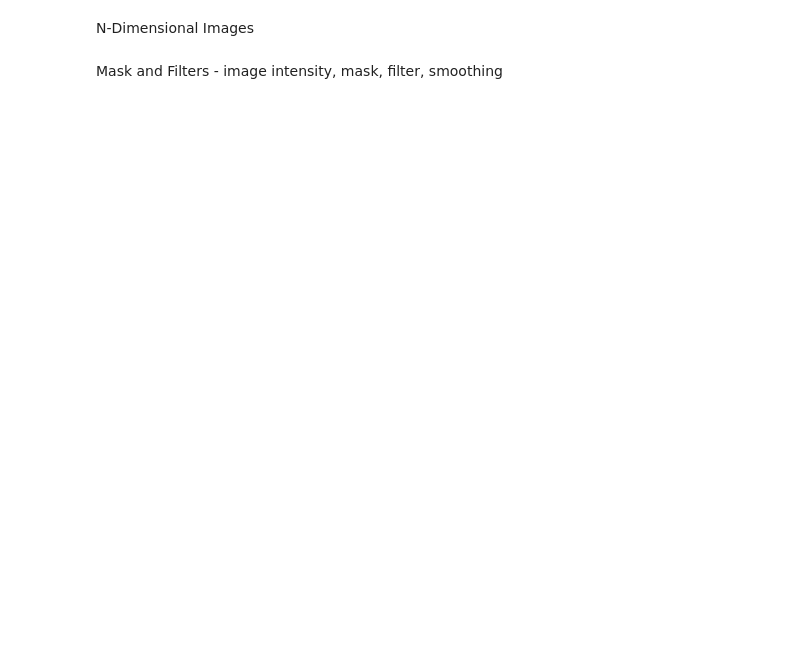
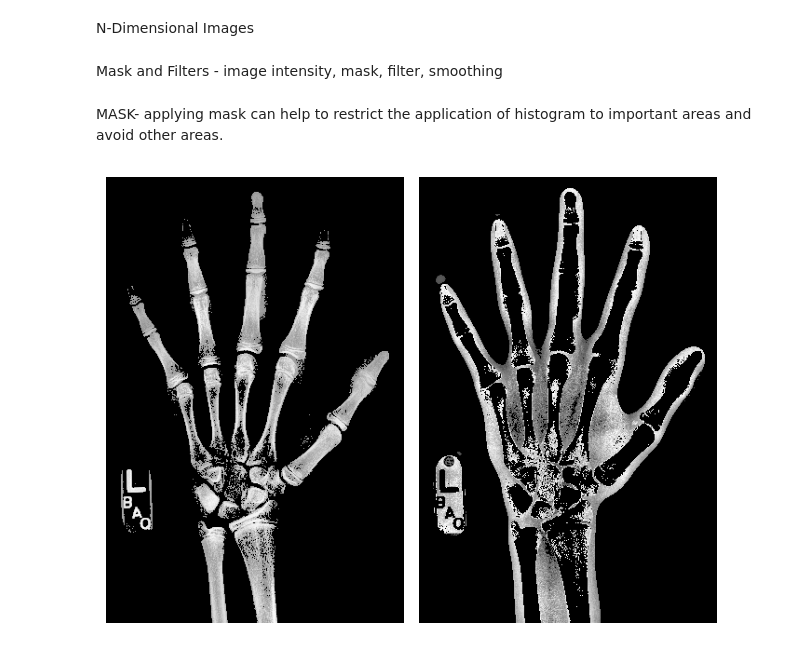
Before and after one commit to Prithviraj97/MachineLearning_Python, a Jupyter notebook: BioMedical Imaging/biomed_img.ipynb, the cells around one changed output. Saved outputs shown, nothing was run; the diff lists cells and outputs as text; code cells hidden in the pictures; blank space fills up the shorter version.

Commit message:
mask in image to enhance gray image

```diff
--- a/BioMedical Imaging/biomed_img.ipynb
+++ b/BioMedical Imaging/biomed_img.ipynb
@@ -173,3 +173,37 @@ fig, axes = plt.subplots(2, 1, sharex=True)
 axes[0].plot(hist, label='Histogram')
 axes[1].plot(cdf, label='CDF')
 format_and_render_plot()
+# %% [markdown]
+MASK- applying mask can help to restrict the application of histogram to important areas and avoid other areas.
+# %%
+from imageio import imread
+import scipy.ndimage as ndi
+import matplotlib.pyplot as plt
+import numpy as np
+
+url = 'https://assets.datacamp.com/production/repositories/2085/datasets/6a360f01d8b52d7ad4db7751fc43a4bbd841d9d9/hand-bg.png'
+im = imread(url)
+
+plt.rcParams['image.cmap'] = 'gray'
+
+def format_and_render_plot():
+    '''Custom function to simplify common formatting operations for exercises. Operations include:
+    1. Turning off axis grids.
+    2. Calling `plt.tight_layout` to improve subplot spacing.
+    3. Calling `plt.show()` to render plot.'''
+    fig = plt.gcf()
+    for ax in fig.axes:
+        ax.axis('off')
+    plt.tight_layout()
+    plt.show()
+# Create skin and bone masks
+mask_bone = np.where(im >= 145, im, 0)
+mask_skin = np.where((im >= 45) & (im < 145), im, 0)
+
+# Plot the skin (0) and bone (1) masks
+fig, axes = plt.subplots(1,2)
+axes[0].imshow(mask_bone)
+axes[1].imshow(mask_skin)
+format_and_render_plot()
+# %% [output]
+[figure, added]
```
Also changed, not shown: parts of 1 cell of this notebook.
